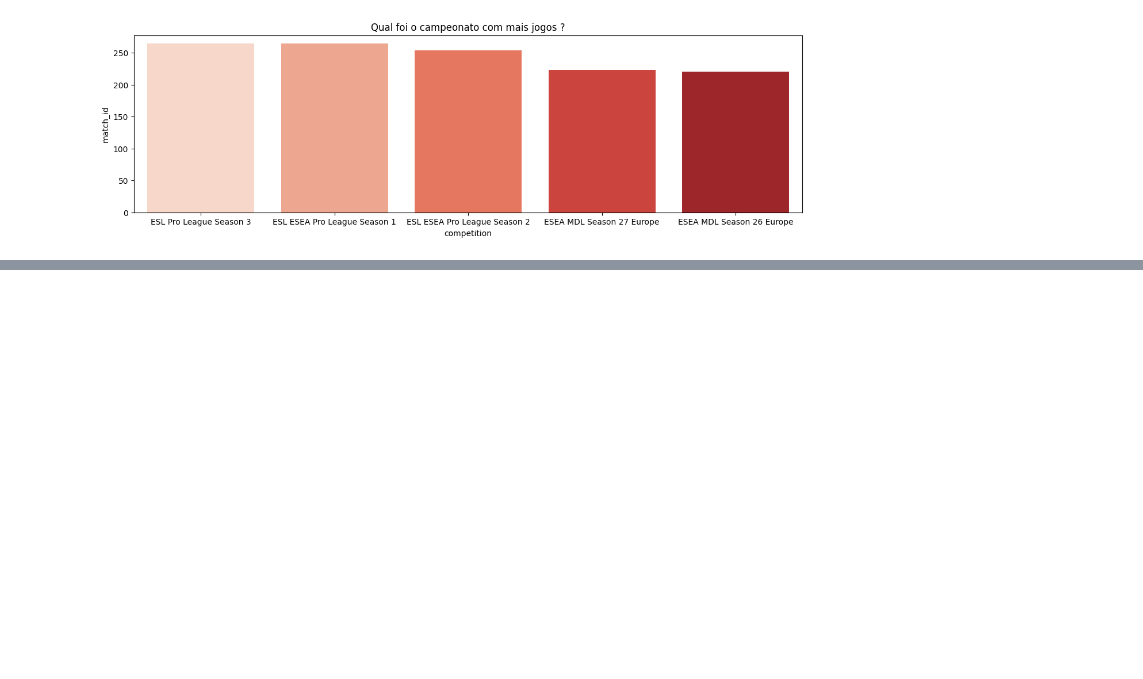
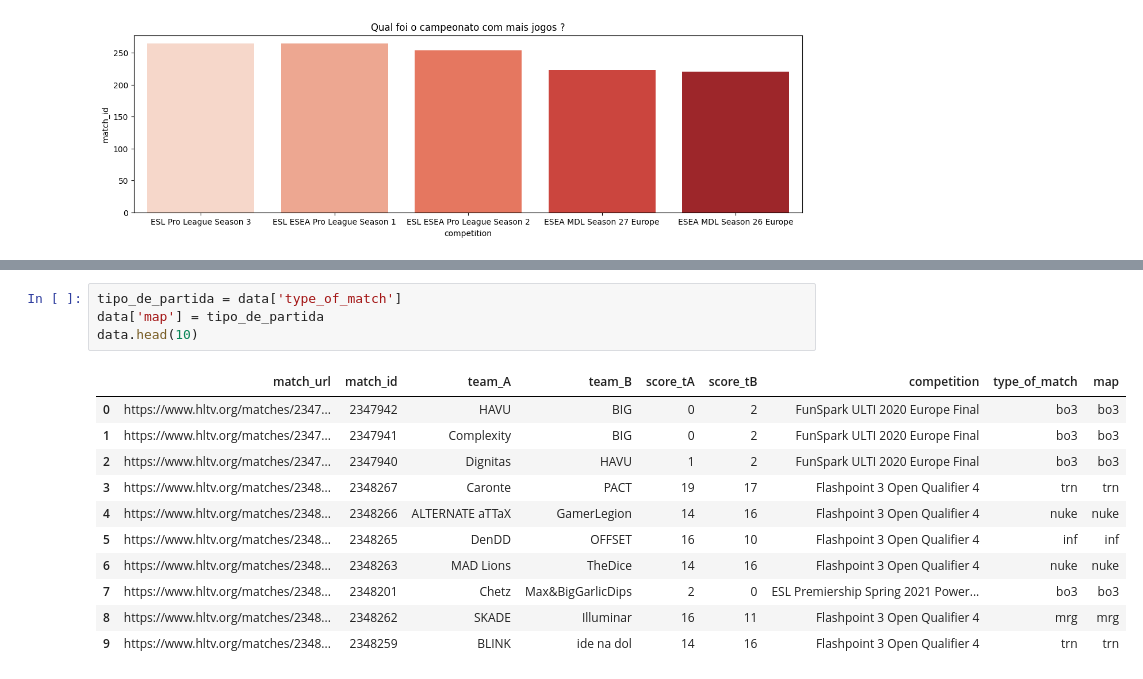
Before and after one commit to thiokue/csgo-data-study, a Jupyter notebook: data-exploration.ipynb, the cells around one changed output, grey strips where cells are left out. Drawn from its saved outputs; the diff is of its cells as text; blank space fills up the shorter version.

```diff
--- a/data-exploration.ipynb
+++ b/data-exploration.ipynb
@@ -100,0 +101,16 @@ plt.show()
+# %%
+tipo_de_partida = data['type_of_match']
+data['map'] = tipo_de_partida
+data.head(10)
+# %% [output]
+|  | match_url | match_id | team_A | team_B | score_tA | score_tB | competition | type_of_match | map |
+| 0 | https://www.hltv.org/matches/2347... | 2347942 | HAVU | BIG | 0 | 2 | FunSpark ULTI 2020 Europe Final | bo3 | bo3 |
+| 1 | https://www.hltv.org/matches/2347... | 2347941 | Complexity | BIG | 0 | 2 | FunSpark ULTI 2020 Europe Final | bo3 | bo3 |
+| 2 | https://www.hltv.org/matches/2347... | 2347940 | Dignitas | HAVU | 1 | 2 | FunSpark ULTI 2020 Europe Final | bo3 | bo3 |
+| 3 | https://www.hltv.org/matches/2348... | 2348267 | Caronte | PACT | 19 | 17 | Flashpoint 3 Open Qualifier 4 | trn | trn |
+| 4 | https://www.hltv.org/matches/2348... | 2348266 | ALTERNATE aTTaX | GamerLegion | 14 | 16 | Flashpoint 3 Open Qualifier 4 | nuke | nuke |
+| 5 | https://www.hltv.org/matches/2348... | 2348265 | DenDD | OFFSET | 16 | 10 | Flashpoint 3 Open Qualifier 4 | inf | inf |
+| 6 | https://www.hltv.org/matches/2348... | 2348263 | MAD Lions | TheDice | 14 | 16 | Flashpoint 3 Open Qualifier 4 | nuke | nuke |
+| 7 | https://www.hltv.org/matches/2348... | 2348201 | Chetz | Max&BigGarlicDips | 2 | 0 | ESL Premiership Spring 2021 Power... | bo3 | bo3 |
+| 8 | https://www.hltv.org/matches/2348... | 2348262 | SKADE | Illuminar | 16 | 11 | Flashpoint 3 Open Qualifier 4 | mrg | mrg |
+| 9 | https://www.hltv.org/matches/2348... | 2348259 | BLINK | ide na dol | 14 | 16 | Flashpoint 3 Open Qualifier 4 | trn | trn |
```
Also changed, not shown: parts of 7 cells of this notebook, 1 other file.
